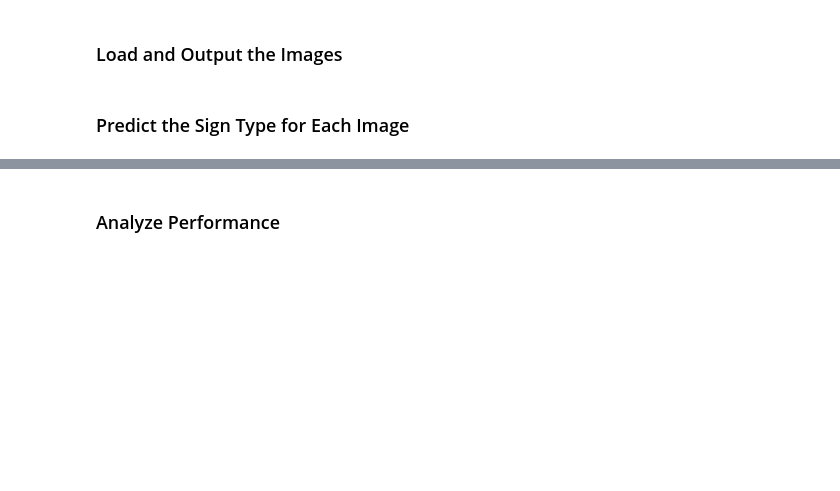
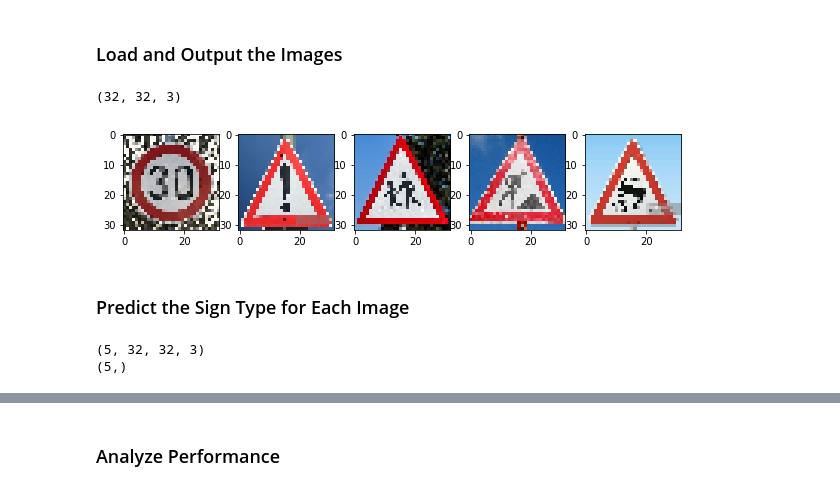
Before and after one commit to jcorilla/Traffic-Sign-Classification, a Jupyter notebook: Traffic_Sign_Classifier.ipynb, the cells around one changed output, grey strips where cells are left out. Saved outputs shown, nothing was run; the diff lists cells and outputs as text; code cells hidden in the pictures; blank space fills up the shorter version.

Commit message:
Testing architecture with online traffic signs, further improvements could be made by looking at activation function and distorting training images - future work.

```diff
--- a/Traffic_Sign_Classifier.ipynb
+++ b/Traffic_Sign_Classifier.ipynb
@@ -339,2 +324,31 @@ You may find `signnames.csv` useful as it contains mappings from the class id (i
+# %%
+### Load the images and plot them here.
+### Feel free to use as many code cells as needed.
+
+import cv2
+import os
+import matplotlib.image as mpimg
+import matplotlib.pyplot as plt
+
+im_files = os.listdir("online_signs/")
+width = 10
+height = 10
+fig = plt.figure(figsize=(10, 3))
+
+i = 1
+
+images = []
+for im in im_files:
+    image = mpimg.imread('online_signs/' + im)
+    image = cv2.resize(image, (32,32))
+    images.append(image)
+    fig.add_subplot(1, 5, i)
+    plt.imshow(image)
+    i += 1
+print(images[0].shape)
+plt.show()
+# %% [output]
+(32, 32, 3)
+[figure, added]
 # %% [markdown]
 ### Predict the Sign Type for Each Image
@@ -344,0 +355,14 @@ You may find `signnames.csv` useful as it contains mappings from the class id (i
+# %%
+online_test_X = np.array(images)
+online_test_y = np.array([1, 18, 28, 25, 23])
+print(online_test_X.shape)
+print(online_test_y.shape)
+
+# Preprocessing images as before
+
+online_test_X = np.sum(online_test_X/ 3, axis=3, keepdims=True)
+
+online_test_X = (online_test_X - 128)/ 128.0
+# %% [output]
+(5, 32, 32, 3)
+(5,)
```
Also changed, not shown: parts of 10 cells of this notebook, 8 other files.
